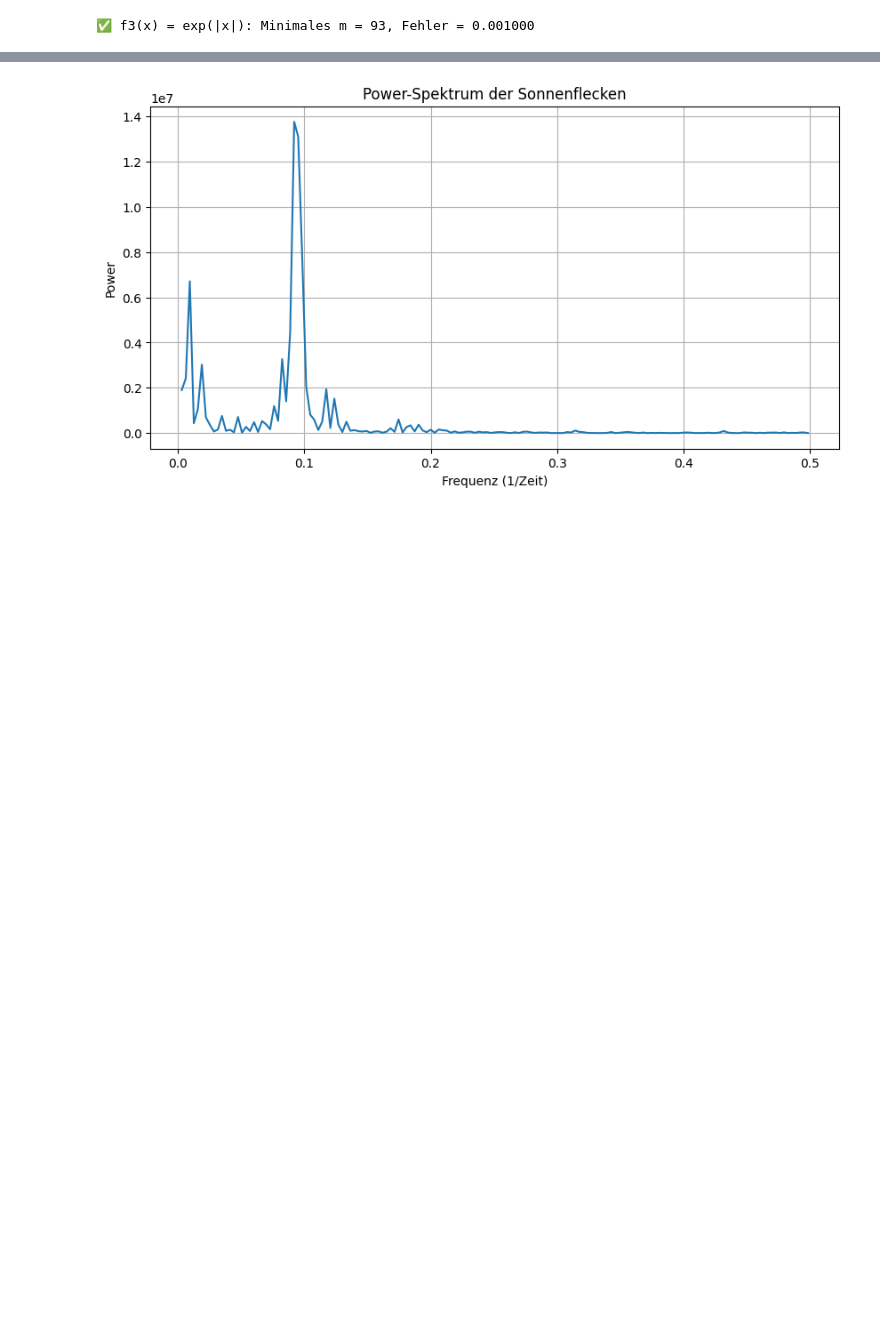
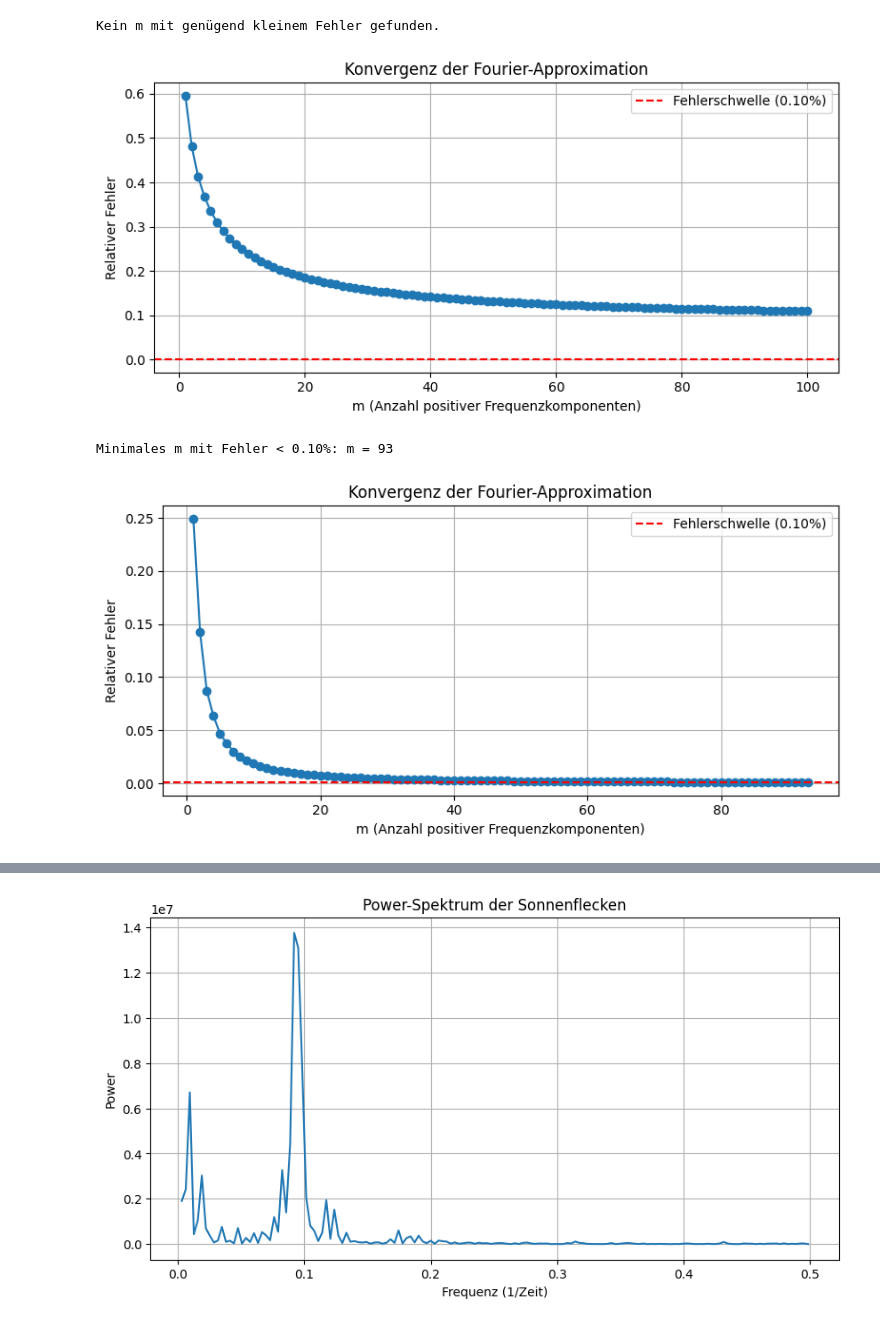
Before and after one commit to elmi3/vta_mc_2, a Jupyter notebook: mc.ipynb, the cells around one changed output, grey strips where cells are left out. Cells and saved outputs as stored; diff of their text form; code cells hidden in the pictures; blank space fills up the shorter version.

```diff
--- a/mc.ipynb
+++ b/mc.ipynb
@@ -159,15 +331,16 @@ m = 13, Fehler = 0.000915
 # %%
-f2 = np.exp(x)
-f3 = np.exp(np.abs(x))
+def f2(x):
+    return np.exp(x)
 
-# Fehlerberechnung wie oben
-for label, f_test in [("f2(x) = exp(x)", f2), ("f3(x) = exp(|x|)", f3)]:
-    for m in range(1, 100):
-        f_app = fourier_approximation(x, f_test, m, L)
-        fehler = relative_fehler(f_test, f_app)
-        if fehler < target_error:
-            print(f"✅ {label}: Minimales m = {m}, Fehler = {fehler:.6f}")
-            break
+def f3(x):
+    return np.exp(np.abs(x))
+
+_ = finde_minimales_m(f2)
+
+_ = finde_minimales_m(f3)
 # %% [output]
-✅ f3(x) = exp(|x|): Minimales m = 93, Fehler = 0.001000
+Kein m mit genügend kleinem Fehler gefunden.
+[figure, added]
+Minimales m mit Fehler < 0.10%: m = 93
+[figure, added]
 # %% [markdown]
```
Also changed, not shown: parts of 16 cells of this notebook.
